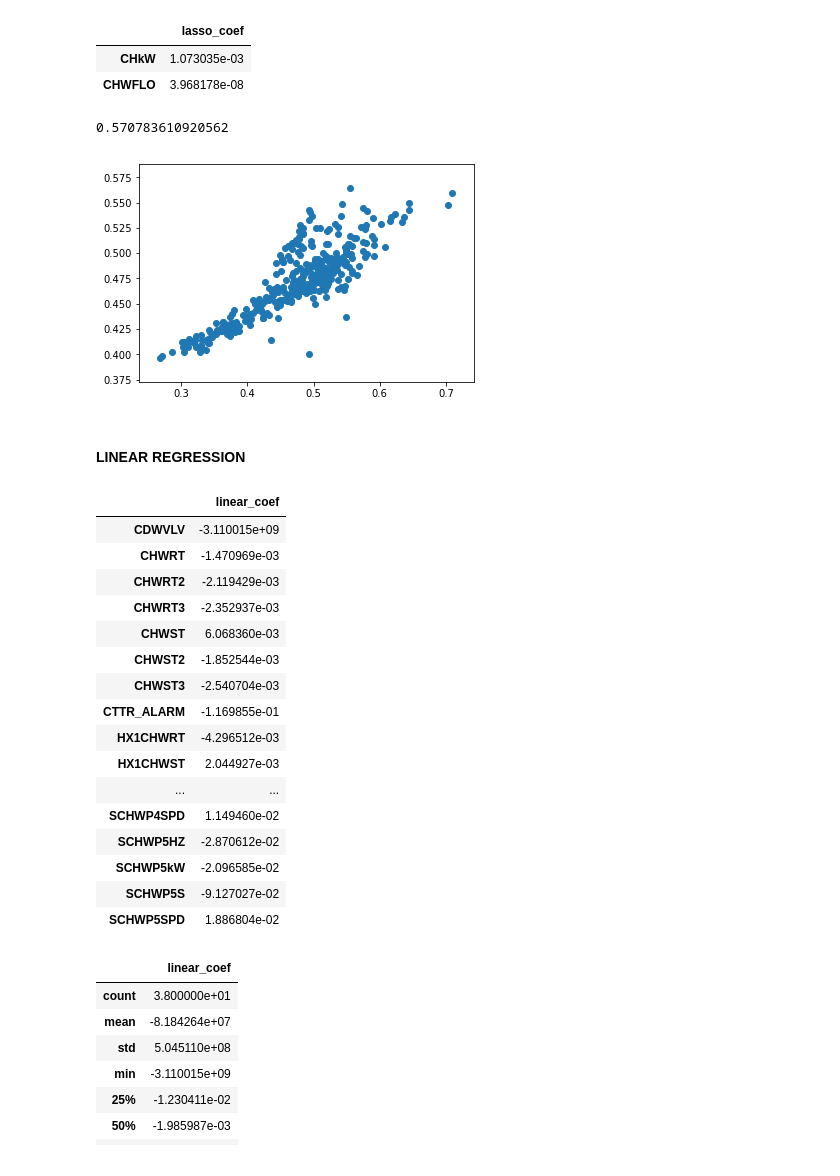
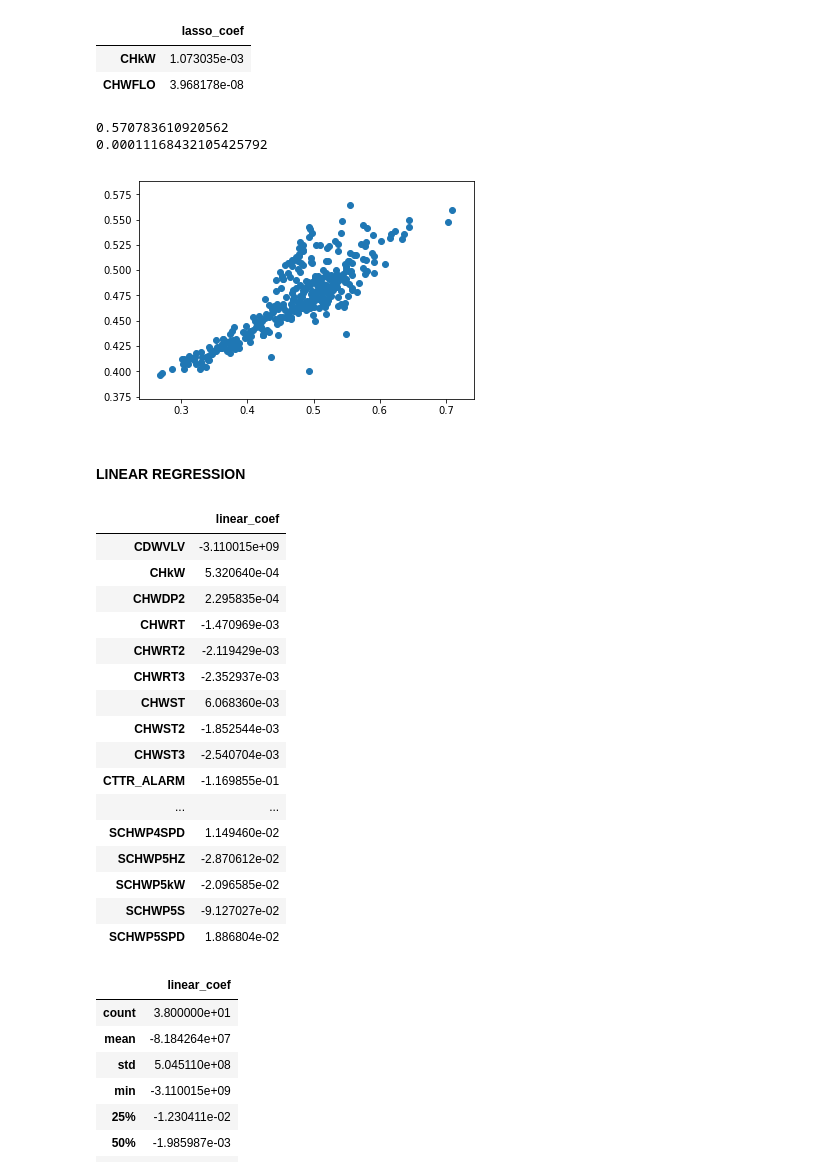
Before and after one commit to optichill/optichill, a Jupyter notebook: Linear_Regr.ipynb, the cells around one changed output. Saved outputs shown, nothing was run; the diff lists cells and outputs as text; code cells hidden in the pictures.

```diff
--- a/Linear_Regr.ipynb
+++ b/Linear_Regr.ipynb
@@ -80,24 +80,28 @@ lasso_coef
 | CHWFLO | 3.968178e-08 |
 # %%
 ylas = reg_lasso.predict(xtest)
-plt.scatter(ytest, y)
+plt.scatter(ytest, ylas)
 print (metrics.r2_score(ytest, ylas))
+print (metrics.mean_squared_error(ytest, ylin))
 # %% [output]
 0.570783610920562
+0.00011168432105425792
 [figure]
 # %% [markdown]
 #### LINEAR REGRESSION
 # %%
 reg_linear = linear_model.LinearRegression()
 reg_linear.fit(xtrain, ytrain)
 coef = reg_linear.coef_
 linear_coef = pd.DataFrame(coef, bas.columns[:-2])
-linear_coef = linear_coef[abs(coef) > 1e-03]
+linear_coef = linear_coef[abs(coef) > 1e-04]
 linear_coef.columns = ['linear_coef']
 linear_coef
 # %% [output]
 |  | linear_coef |
 | CDWVLV | -3.110015e+09 |
+| CHkW | 5.320640e-04 |
+| CHWDP2 | 2.295835e-04 |
 | CHWRT | -1.470969e-03 |
 | CHWRT2 | -2.119429e-03 |
 | CHWRT3 | -2.352937e-03 |
@@ -105,8 +109,6 @@ linear_coef
 | CHWST2 | -1.852544e-03 |
 | CHWST3 | -2.540704e-03 |
 | CTTR_ALARM | -1.169855e-01 |
-| HX1CHWRT | -4.296512e-03 |
-| HX1CHWST | 2.044927e-03 |
 | ... | ... |
 | SCHWP4SPD | 1.149460e-02 |
 | SCHWP5HZ | -2.870612e-02 |
```
Also changed, not shown: parts of 1 cell of this notebook.
